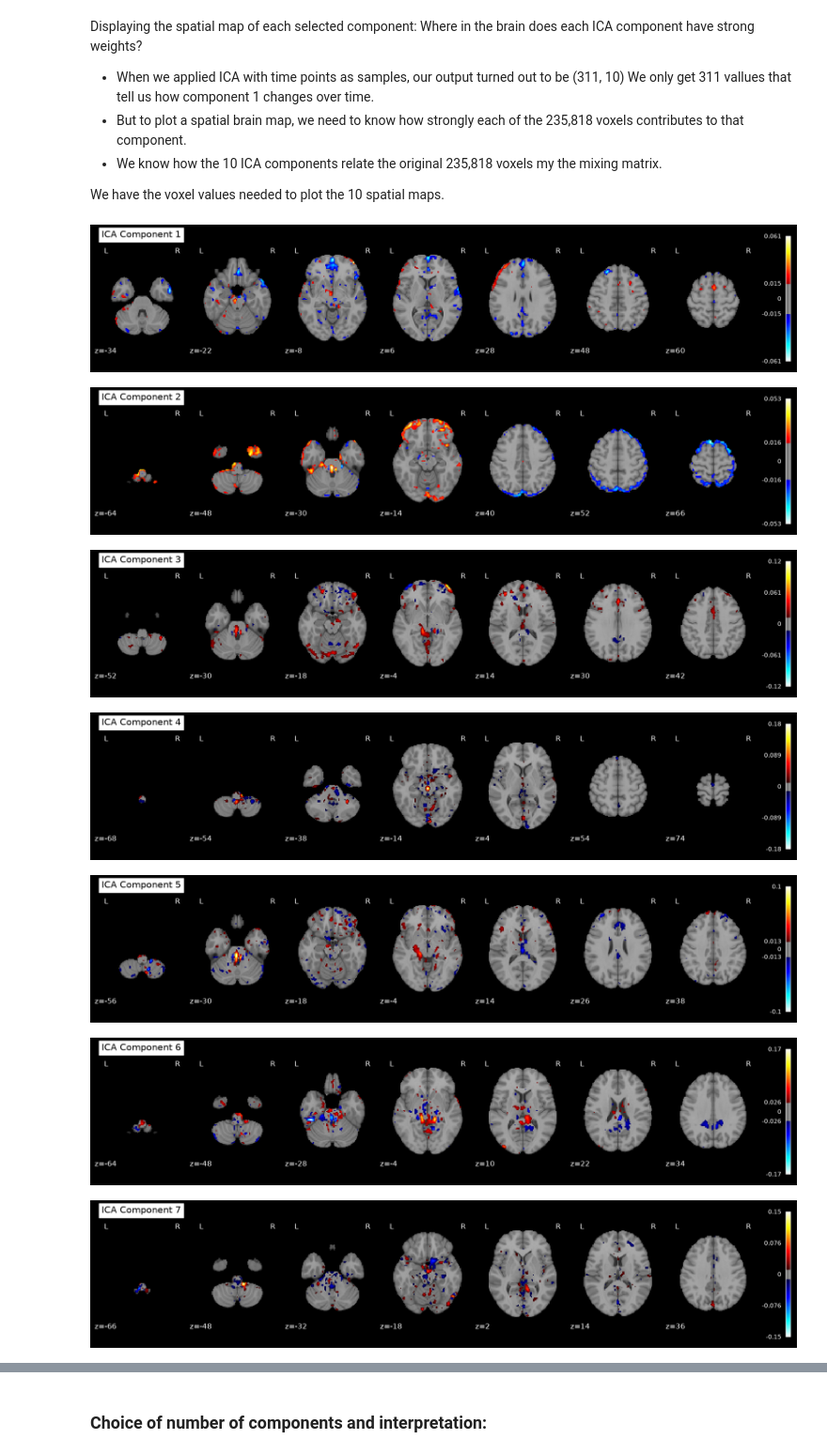
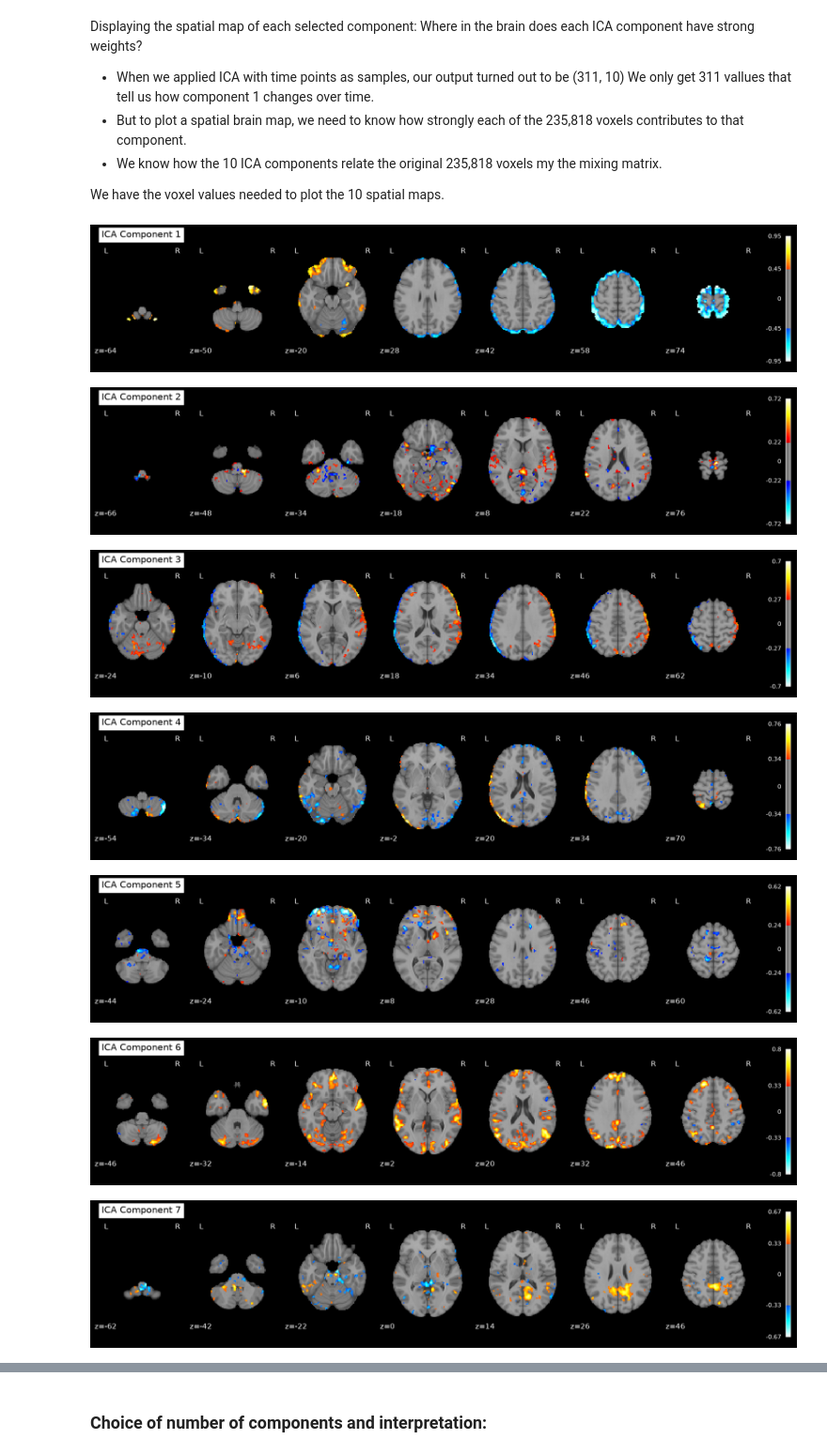
Before and after one commit to camillaberti/miniproject_nssp1, a Jupyter notebook: 04_ica.ipynb, the cells around one changed output, grey strips where cells are left out. Shown at 94% size. Saved outputs shown, nothing was run; the diff lists cells and outputs as text; code cells hidden in the pictures.

```diff
--- a/04_ica.ipynb
+++ b/04_ica.ipynb
@@ -69,7 +69,7 @@ masker = NiftiMasker(mask_img=mask_img)
 X = masker.fit_transform(img) #2D matrix
 
 # Normalize
-X = zscore(X, axis=1)
+X = zscore(X, axis=0)
 X = np.nan_to_num(X, 0)
 
 print("X matrix shape:", X.shape) #each timepoint is one sample
@@ -109,22 +104,38 @@ We only get 311 vallues that tell us how component 1 changes over time.
 
 We have the voxel values needed to plot the 10 spatial maps.
 # %%
-#spatial maps from ICA
+# Create the output folder if it does not exist
+ica_figures_path = project_dir / "report_images" / "ICA components"
+ica_figures_path.mkdir(parents=True, exist_ok=True)
+
+# Spatial maps from ICA
 spatial_maps = ica.mixing_.T
 
-#Plot ICA components
+# Plot and save each component
 for idx in range(n):
-    s = spatial_maps [idx, :]
-    s_img =masker.inverse_transform(s)
+    s = spatial_maps[idx, :]
+    s_img = masker.inverse_transform(s)
 
-    plot_stat_map(s_img, display_mode="z", title=f"ICA Component {idx+1}", colorbar=True, black_bg=True, threshold=2*np.std(s))
+    display = plot_stat_map(
+        s_img,
+        display_mode="z",
+        title=f"ICA Component {idx + 1}",
+        colorbar=True,
+        black_bg=True,
+        threshold=2 * np.std(s)
+    )
+
+    display.savefig(
+        str(ica_figures_path / f"ICA_{idx + 1:02d}.png"),
+        dpi=300
+    )
 
     plt.show()
 # %% [output]
-[figure, old version]
+[figure, new version]
-[figure, old version]
+[figure, new version]
-[figure, old version]
+[figure, new version]
-[figure, old version]
+[figure, new version]
-[figure, old version]
+[figure, new version]
-[figure, old version]
+[figure, new version]
-[figure, old version]
+[figure, new version]
```
Also changed, not shown: parts of 8 cells of this notebook, 21 other files.
